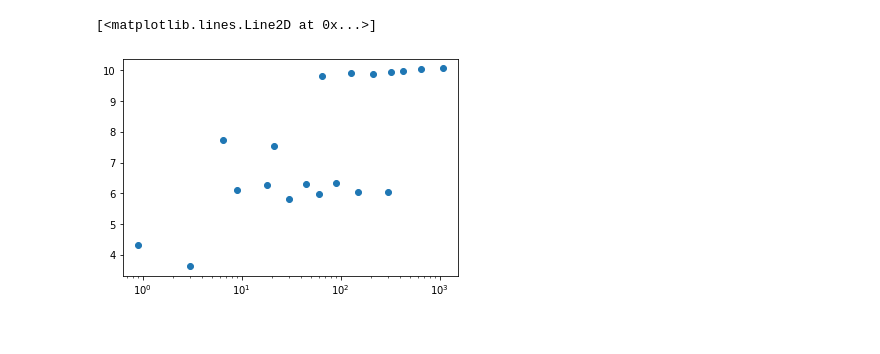
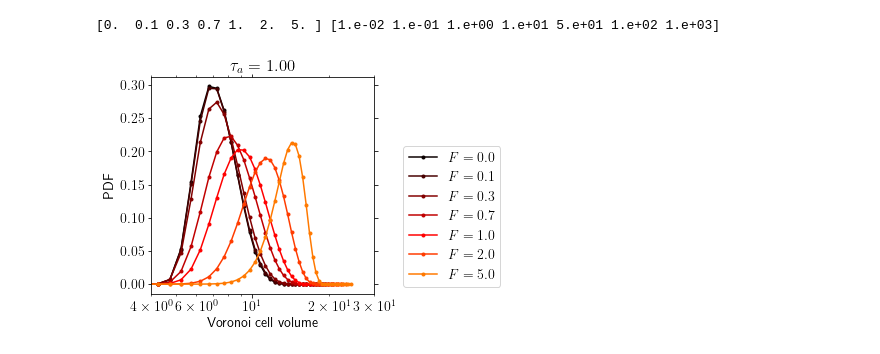
Before and after one commit to s-brahmachari/Active-noise-simulations, a Jupyter notebook: analysis_codes/plot_RG.ipynb, the cells around one changed output. Cells and saved outputs as stored; diff of their text form; code cells hidden in the pictures.

```diff
--- a/analysis_codes/plot_RG.ipynb
+++ b/analysis_codes/plot_RG.ipynb
@@ -79,5 +4,0 @@ ax1.legend(bbox_to_anchor=(1,1))
-# %%
-plt.semilogx(np.array(X)/2,Y,'o')
-# %% [output]
-[<matplotlib.lines.Line2D at 0x...>]
-[figure, removed]
@@ -83,0 +13,51 @@ plt.semilogx(np.array(X)/2,Y,'o')
+# %%
+mpl.rcParams.update({'font.size':14, 'text.usetex':True})
+# print(mpl.rcParams.keys)
+fig,ax=plt.subplots(1,1,figsize=(4,4))
+# ax.set_prop_cycle(cycler('color', plt.cm.RdBu))
+fpath='../../data/SAC_exp/'
+ind=4
+colors = pl.cm.hot(np.linspace(0,1,12))
+
+for (name,tp) in [('low',1)]:#,('mid',1.0), ('high',100)]:
+    rgs=[]
+    Fs=[]
+    Tas=[]
+    rg_eq=0
+    count=0
+    ax.clear()
+    for fname in os.listdir(fpath+'Shape/'):
+        if 'shape_descriptors' in fname and '.npz' in fname:
+            T= float(fname.split('_')[ind].replace('T',''))
+            F=float(fname.split('_')[ind+1].replace('F',''))
+            Ta=float(fname.split('_')[ind+2].replace('Ta',''))
+            kb=float(fname.split('_')[ind+7].replace('kb',''))
+            Esoft=float(fname.split('_')[ind+3].replace('Esoft',''))
+            R0=float(fname.split('_')[ind+4].replace('R0',''))
+            dt=float(fname.split('_')[ind+8].replace('dt',''))
+            # print(T,F,Ta,Esoft,R0)
+
+            npzfile=np.load(fpath+'Shape/'+fname)
+            Fs.append(F)
+            Tas.append(Ta)
+            # print(npzfile.files)
+            rg_avg=simps(npzfile['rg'][0]*npzfile['rg'][1], npzfile['rg'][1])
+
+            rgs.append(rg_avg)
+
+            if F==0: rg_eq=rg_avg
+            if F==0.0 or Ta==tp:
+                ax.plot(npzfile['rg'][1], npzfile['rg'][0],'.-', label='$F={:.1f}$'.format(F),color=colors[count])
+                count+=1
+                ax.set_title('$\\tau_a={:.2f}$'.format(Ta))
+                # print(vcv_avg)
+    ax.legend(loc='lower left',bbox_to_anchor=(1.1,0))
+    ax.semilogx()
+    ax.set_xlim(4,30)
+    ax.set_ylabel('PDF')
+    ax.set_xlabel('Voronoi cell volume')
+    print(np.unique(Fs),np.unique(Tas))
+    # fig.savefig(fpath+'plots/VCV_{}Ta.png'.format(name),bbox_inches='tight', dpi=300)
+# %% [output]
+[0.  0.1 0.3 0.7 1.  2.  5. ] [1.e-02 1.e-01 1.e+00 1.e+01 5.e+01 1.e+02 1.e+03]
+[figure, added]
```
Also changed, not shown: parts of 4 cells of this notebook, 2 other files.
